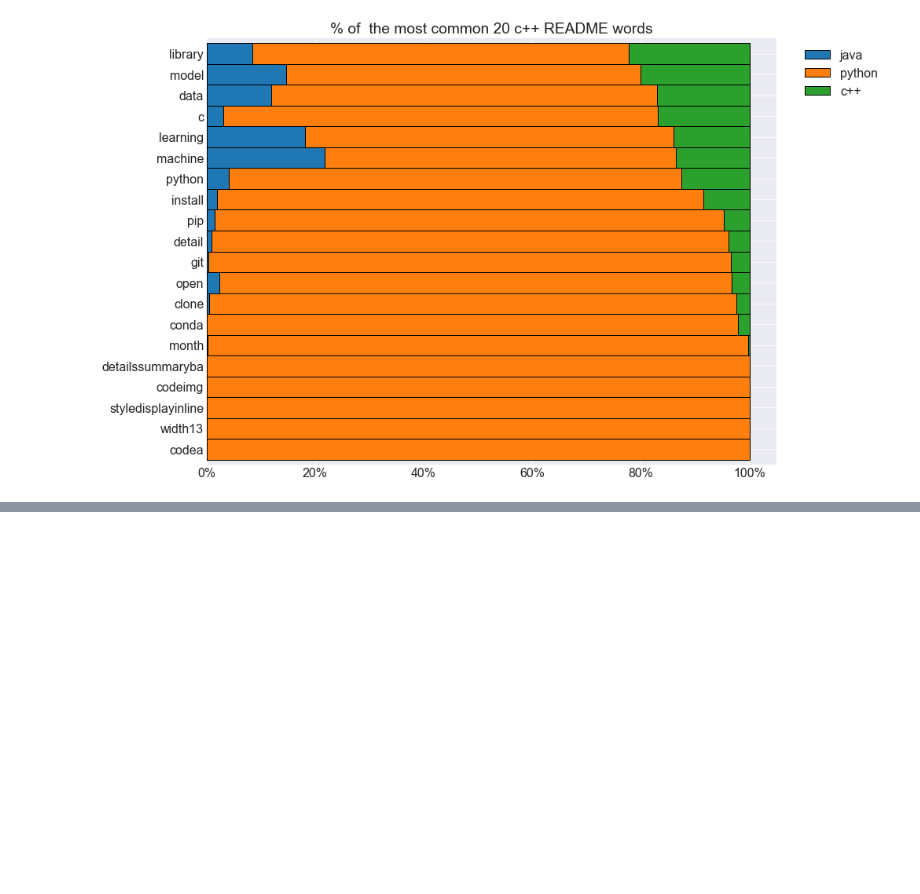
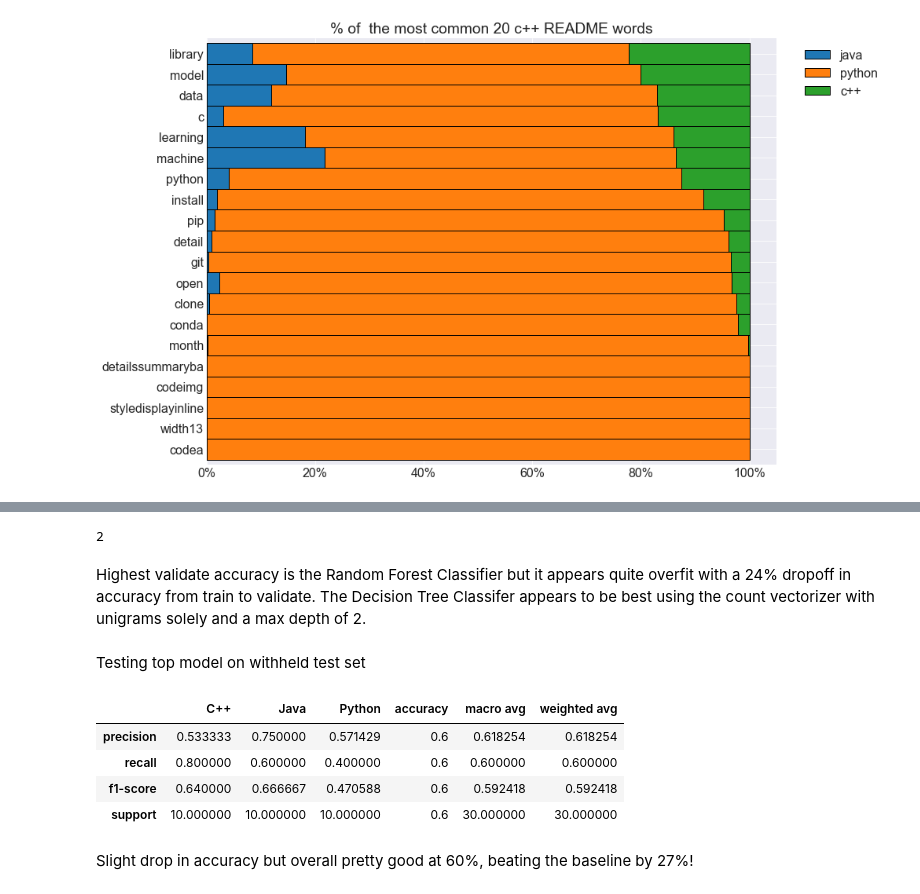
Before and after one commit to brandyn-oliver-jesse-nlp/github-readme-languages, a Jupyter notebook: final_notebook.ipynb, the cells around one changed output, grey strips where cells are left out. Saved outputs shown, nothing was run; the diff lists cells and outputs as text; code cells hidden in the pictures; blank space fills up the shorter version.

Commit message:
Added modeling section

```diff
--- a/final_notebook.ipynb
+++ b/final_notebook.ipynb
@@ -97,0 +142,26 @@ explore.common_words(word_counts)
+# %%
+results.iloc[2].model_parameters['max_depth']
+# %% [output]
+2
+# %% [markdown]
+Highest validate accuracy is the Random Forest Classifier but it appears quite overfit with a 24% dropoff in accuracy from train to validate. The Decision Tree Classifer appears to be best using the count vectorizer with unigrams solely and a max depth of 2.
+# %% [markdown]
+Testing top model on withheld test set
+# %%
+train_class_report, validate_class_report, feature_names, feature_importances= model.model_words(CountVectorizer,
+                  DecisionTreeClassifier(max_depth = 2),
+                  ngrams_range_value=(1,1),
+                  train=train,
+                  validate = test, # note use of test
+                  target='language',
+                  print_results=False)
+# %%
+pd.DataFrame(validate_class_report)
+# %% [output]
+|  | C++ | Java | Python | accuracy | macro avg | weighted avg |
+| precision | 0.533333 | 0.750000 | 0.571429 | 0.6 | 0.618254 | 0.618254 |
+| recall | 0.800000 | 0.600000 | 0.400000 | 0.6 | 0.600000 | 0.600000 |
+| f1-score | 0.640000 | 0.666667 | 0.470588 | 0.6 | 0.592418 | 0.592418 |
+| support | 10.000000 | 10.000000 | 10.000000 | 0.6 | 30.000000 | 30.000000 |
+# %% [markdown]
+Slight drop in accuracy but overall pretty good at 60%, beating the baseline by 27%!
```
Also changed, not shown: parts of 7 cells of this notebook.
